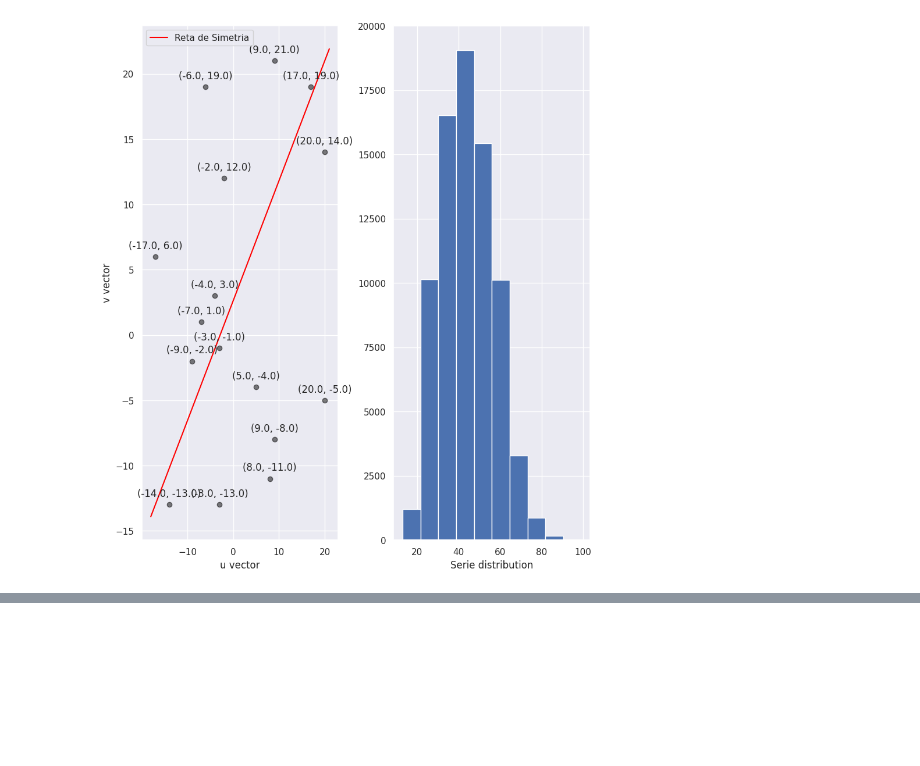
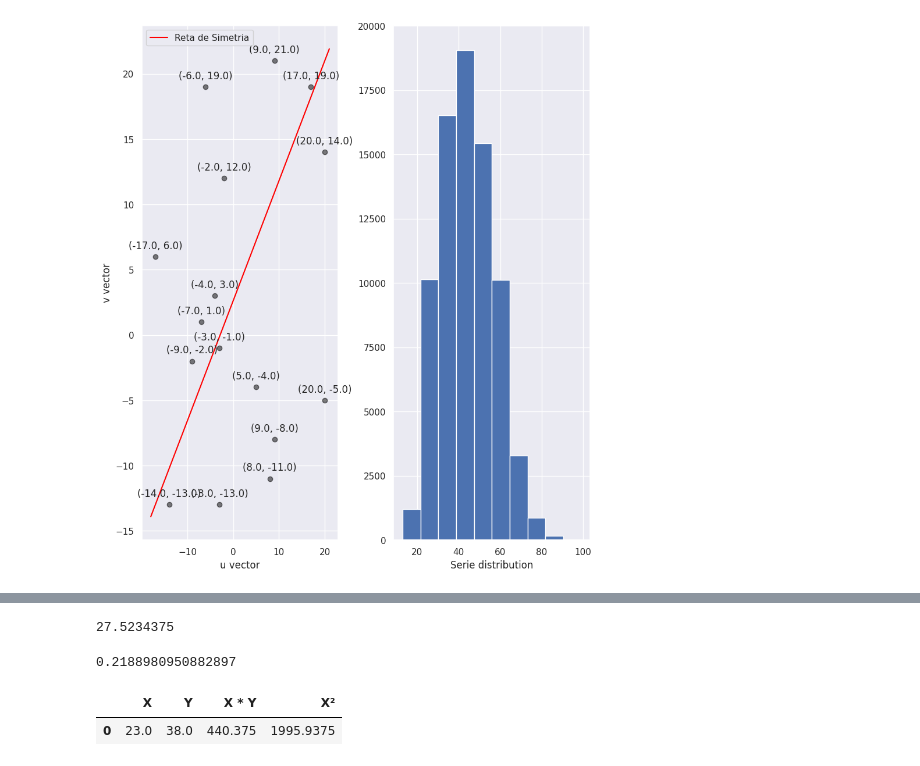
Before and after one commit to cantaruttim/Rotinas, a Jupyter notebook: estudos.ipynb, the cells around one changed output, grey strips where cells are left out. Cells and saved outputs as stored; diff of their text form; code cells hidden in the pictures; blank space fills up the shorter version.

```diff
--- a/estudos.ipynb
+++ b/estudos.ipynb
@@ -165,0 +211,24 @@ plotting_similarity(u, v);
+# %%
+COV = XiYi / n
+COV
+# %% [output]
+27.5234375
+# %%
+r = COV / (stdX * stdY)
+r
+# %% [output]
+0.2188980950882897
+# %%
+table = {'Index': range(len(df)),
+         'X': df['X'].sum(),
+         'Y': df['Y'].sum(),
+         'X * Y': df['Xi.Yi'].sum(),
+         'X²': df['(Xi)²'].sum()}
+
+table = pd.DataFrame(table)
+table.drop('Index', axis = 1, inplace = True)
+# %%
+table.iloc[0:1]
+# %% [output]
+|  | X | Y | X * Y | X² |
+| 0 | 23.0 | 38.0 | 440.375 | 1995.9375 |
```
Also changed, not shown: parts of 16 cells of this notebook.
